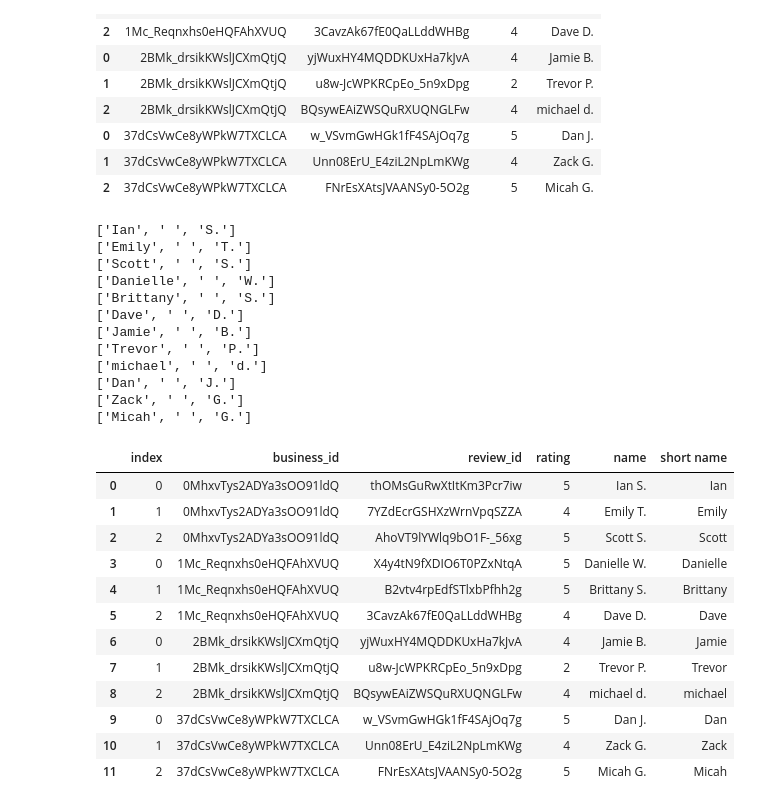
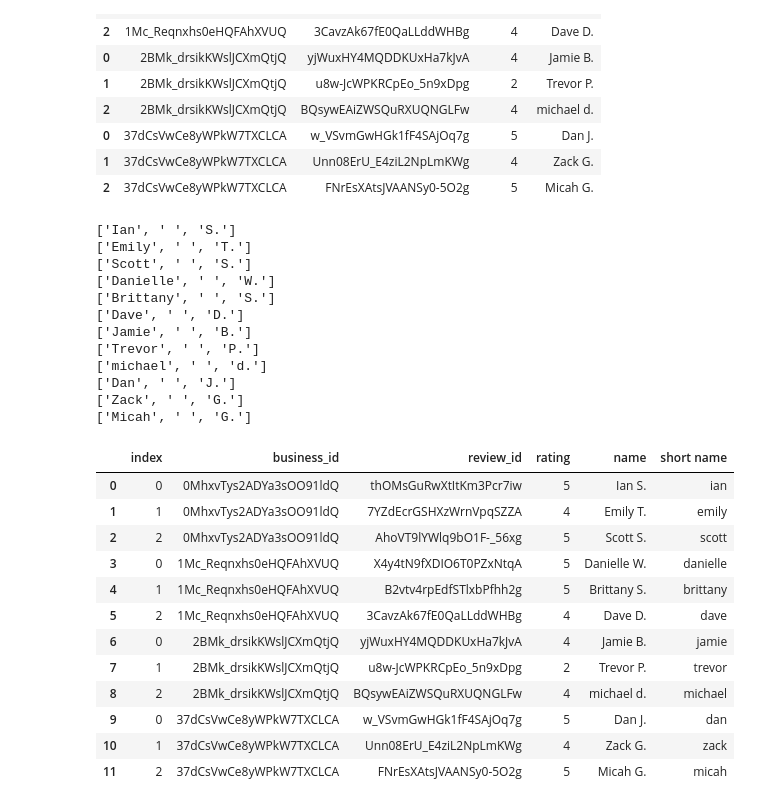
Before and after one commit to DutchDS/Project-1, a Jupyter notebook: Question_2_and_3.ipynb, the cells around one changed output. Saved outputs shown, nothing was run; the diff lists cells and outputs as text; code cells hidden in the pictures.

```diff
--- a/Question_2_and_3.ipynb
+++ b/Question_2_and_3.ipynb
@@ -286,40 +286,40 @@ df_rev_total
 # %%
 import re
 
-df_rev_total.reset_index(inplace=True)
+# df_rev_total.reset_index(inplace=True)
 
 df_rev_total['short name']=""
 short_name = []
 for index, row in df_rev_total.iterrows():
     short_name = re.split("( )",row[4])
     print(short_name)
-    df_rev_total.iloc[index, 5] = short_name[0]
+    df_rev_total.iloc[index, 5] = short_name[0].lower()
 
 df_rev_total
 # re.split("( )","I'm a test")
 # %% [output]
 ['Ian', ' ', 'S.']
 ['Emily', ' ', 'T.']
 ['Scott', ' ', 'S.']
 ['Danielle', ' ', 'W.']
 ['Brittany', ' ', 'S.']
 ['Dave', ' ', 'D.']
 ['Jamie', ' ', 'B.']
 ['Trevor', ' ', 'P.']
 ['michael', ' ', 'd.']
 ['Dan', ' ', 'J.']
 ['Zack', ' ', 'G.']
 ['Micah', ' ', 'G.']
 |  | index | business_id | review_id | rating | name | short name |
-| 0 | 0 | 0MhxvTys2ADYa3sOO91ldQ | thOMsGuRwXtItKm3Pcr7iw | 5 | Ian S. | Ian |
-| 1 | 1 | 0MhxvTys2ADYa3sOO91ldQ | 7YZdEcrGSHXzWrnVpqSZZA | 4 | Emily T. | Emily |
-| 2 | 2 | 0MhxvTys2ADYa3sOO91ldQ | AhoVT9lYWlq9bO1F-_56xg | 5 | Scott S. | Scott |
-| 3 | 0 | 1Mc_Reqnxhs0eHQFAhXVUQ | X4y4tN9fXDIO6T0PZxNtqA | 5 | Danielle W. | Danielle |
-| 4 | 1 | 1Mc_Reqnxhs0eHQFAhXVUQ | B2vtv4rpEdfSTlxbPfhh2g | 5 | Brittany S. | Brittany |
-| 5 | 2 | 1Mc_Reqnxhs0eHQFAhXVUQ | 3CavzAk67fE0QaLLddWHBg | 4 | Dave D. | Dave |
-| 6 | 0 | 2BMk_drsikKWslJCXmQtjQ | yjWuxHY4MQDDKUxHa7kJvA | 4 | Jamie B. | Jamie |
-| 7 | 1 | 2BMk_drsikKWslJCXmQtjQ | u8w-JcWPKRCpEo_5n9xDpg | 2 | Trevor P. | Trevor |
+| 0 | 0 | 0MhxvTys2ADYa3sOO91ldQ | thOMsGuRwXtItKm3Pcr7iw | 5 | Ian S. | ian |
+| 1 | 1 | 0MhxvTys2ADYa3sOO91ldQ | 7YZdEcrGSHXzWrnVpqSZZA | 4 | Emily T. | emily |
+| 2 | 2 | 0MhxvTys2ADYa3sOO91ldQ | AhoVT9lYWlq9bO1F-_56xg | 5 | Scott S. | scott |
+| 3 | 0 | 1Mc_Reqnxhs0eHQFAhXVUQ | X4y4tN9fXDIO6T0PZxNtqA | 5 | Danielle W. | danielle |
+| 4 | 1 | 1Mc_Reqnxhs0eHQFAhXVUQ | B2vtv4rpEdfSTlxbPfhh2g | 5 | Brittany S. | brittany |
+| 5 | 2 | 1Mc_Reqnxhs0eHQFAhXVUQ | 3CavzAk67fE0QaLLddWHBg | 4 | Dave D. | dave |
+| 6 | 0 | 2BMk_drsikKWslJCXmQtjQ | yjWuxHY4MQDDKUxHa7kJvA | 4 | Jamie B. | jamie |
+| 7 | 1 | 2BMk_drsikKWslJCXmQtjQ | u8w-JcWPKRCpEo_5n9xDpg | 2 | Trevor P. | trevor |
 | 8 | 2 | 2BMk_drsikKWslJCXmQtjQ | BQsywEAiZWSQuRXUQNGLFw | 4 | michael d. | michael |
-| 9 | 0 | 37dCsVwCe8yWPkW7TXCLCA | w_VSvmGwHGk1fF4SAjOq7g | 5 | Dan J. | Dan |
-| 10 | 1 | 37dCsVwCe8yWPkW7TXCLCA | Unn08ErU_E4ziL2NpLmKWg | 4 | Zack G. | Zack |
-| 11 | 2 | 37dCsVwCe8yWPkW7TXCLCA | FNrEsXAtsJVAANSy0-5O2g | 5 | Micah G. | Micah |
+| 9 | 0 | 37dCsVwCe8yWPkW7TXCLCA | w_VSvmGwHGk1fF4SAjOq7g | 5 | Dan J. | dan |
+| 10 | 1 | 37dCsVwCe8yWPkW7TXCLCA | Unn08ErU_E4ziL2NpLmKWg | 4 | Zack G. | zack |
+| 11 | 2 | 37dCsVwCe8yWPkW7TXCLCA | FNrEsXAtsJVAANSy0-5O2g | 5 | Micah G. | micah |
```
Also changed, not shown: parts of 3 cells of this notebook.
